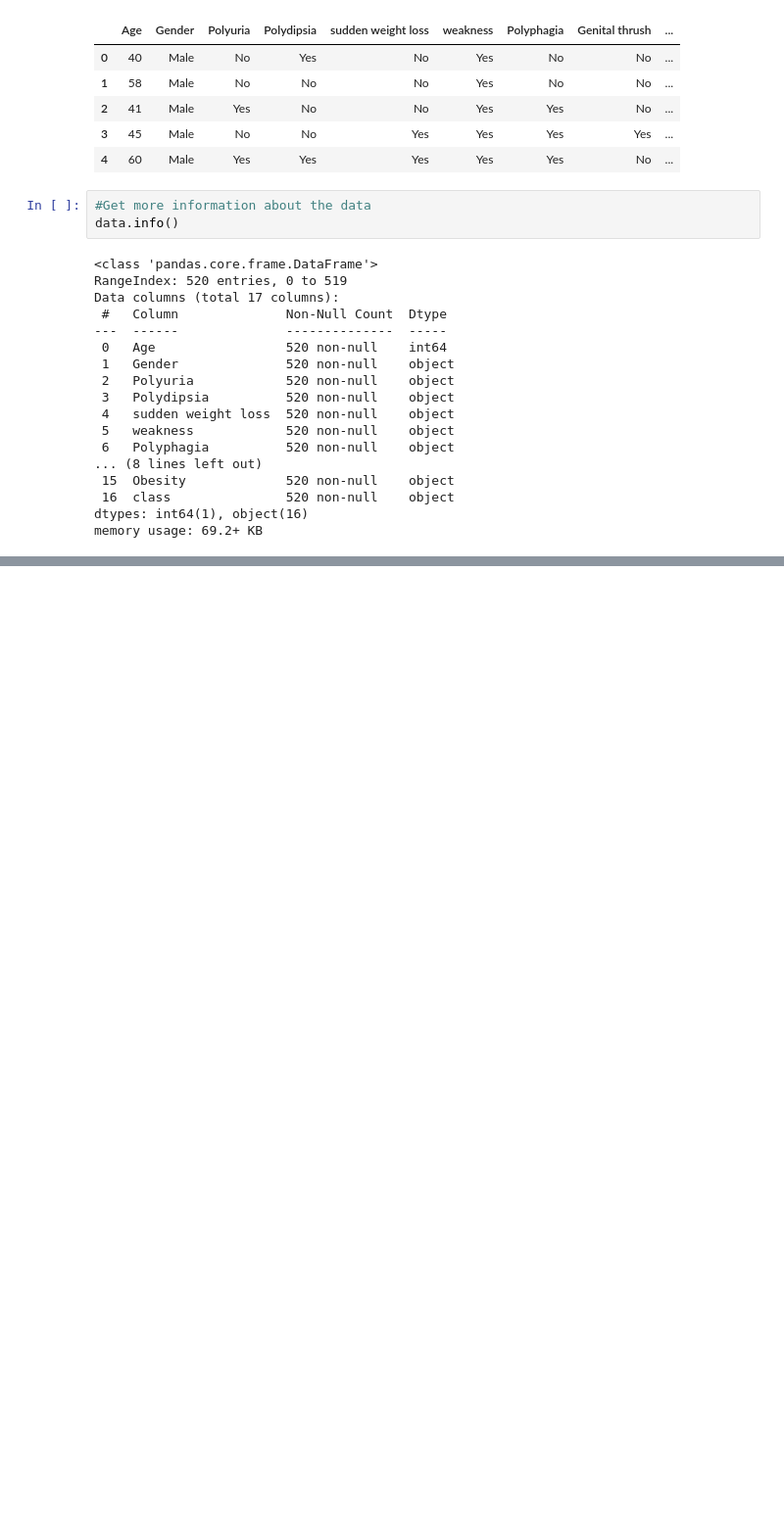
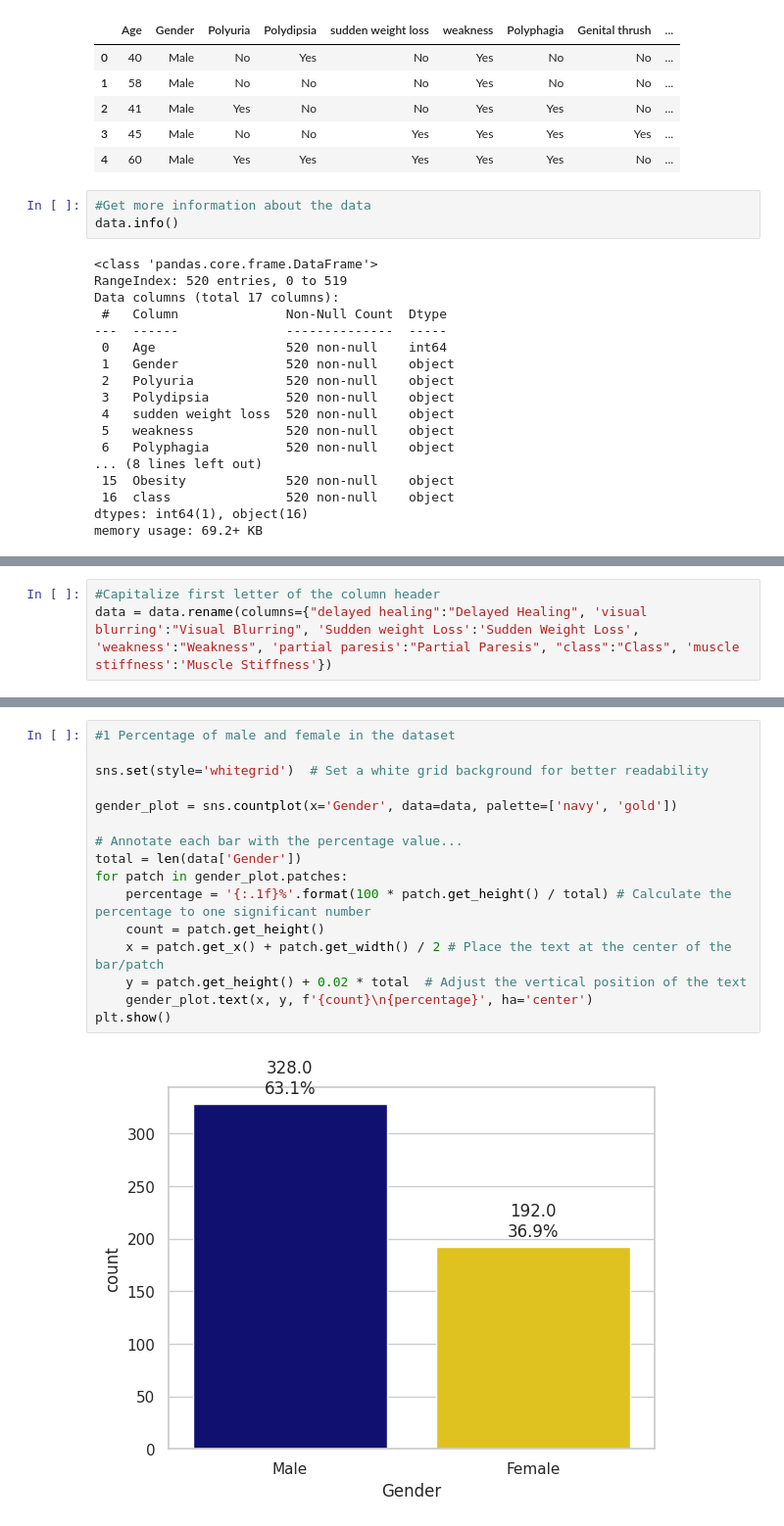
Before and after one commit to ifuu16/ChiezieEucharia, a Jupyter notebook: Early_Diabetes_Detection.ipynb, the cells around one changed output, grey strips where cells are left out. Shown at 98% size. Drawn from its saved outputs; the diff is of its cells as text; blank space fills up the shorter version.

```diff
--- a/Early_Diabetes_Detection.ipynb
+++ b/Early_Diabetes_Detection.ipynb
@@ -68,0 +54,3 @@ print(duplicate_rows)
+# %%
+#Capitalize first letter of the column header
+data = data.rename(columns={"delayed healing":"Delayed Healing", 'visual blurring':"Visual Blurring", 'Sudden weight Loss':'Sudden Weight Loss', 'weakness':"Weakness", 'partial paresis':"Partial Paresis", "class":"Class", 'muscle stiffness':'Muscle Stiffness'})
@@ -68,0 +75,18 @@ print(duplicate_rows)
+# %%
+#1 Percentage of male and female in the dataset
+
+sns.set(style='whitegrid')  # Set a white grid background for better readability
+
+gender_plot = sns.countplot(x='Gender', data=data, palette=['navy', 'gold'])
+
+# Annotate each bar with the percentage value...
+total = len(data['Gender'])
+for patch in gender_plot.patches:
+    percentage = '{:.1f}%'.format(100 * patch.get_height() / total) # Calculate the percentage to one significant number
+    count = patch.get_height()
+    x = patch.get_x() + patch.get_width() / 2 # Place the text at the center of the bar/patch
+    y = patch.get_height() + 0.02 * total  # Adjust the vertical position of the text
+    gender_plot.text(x, y, f'{count}\n{percentage}', ha='center')
+plt.show()
+# %% [output]
+[figure, added]
```
Also changed, not shown: parts of 13 cells of this notebook.
